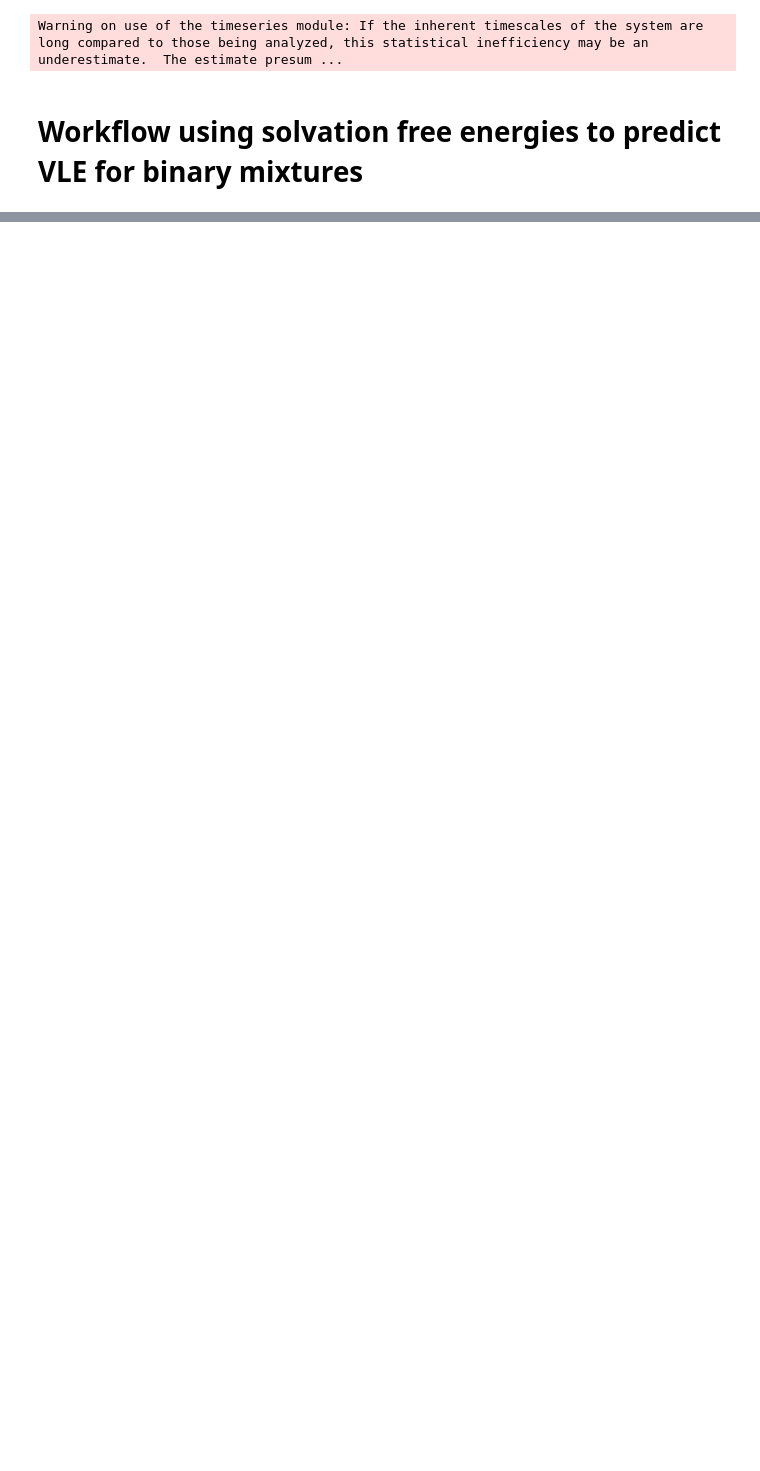
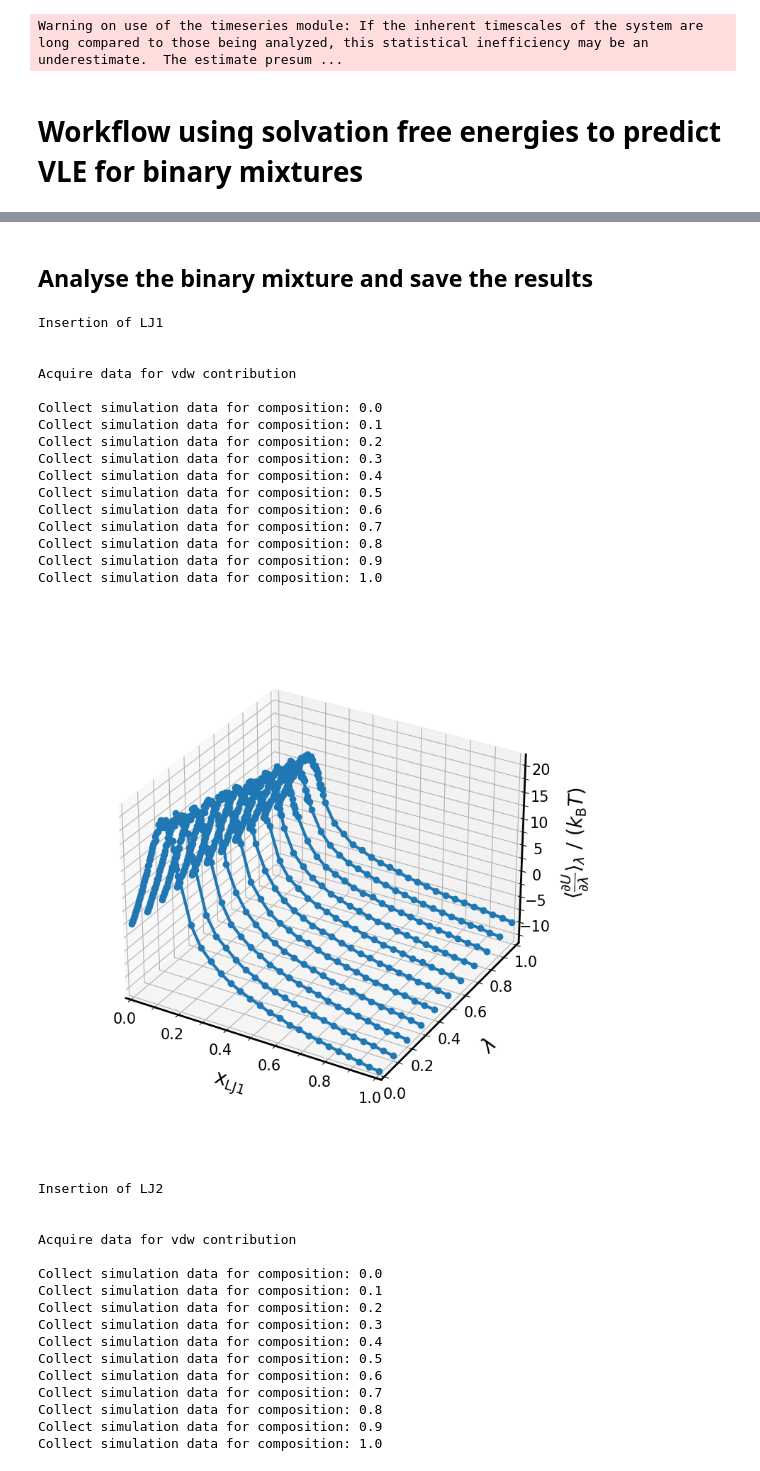
Before and after one commit to samirdarouich/vle_using_solvation_free_energy, a Jupyter notebook: postprocessing.ipynb, the cells around one changed output, grey strips where cells are left out. Saved outputs shown, nothing was run; the diff lists cells and outputs as text; code cells hidden in the pictures; blank space fills up the shorter version.

Commit message:
Add multi fidelity database and free energy model dump

```diff
--- a/postprocessing.ipynb
+++ b/postprocessing.ipynb
@@ -469,0 +87,73 @@ No artists with labels found to put in legend.  Note that artists whose label st
+# %% [markdown]
+## Analyse the binary mixture and save the results
+# %%
+# Acquire the simulation data in form of mixture component objects
+settings_dict = { "molecule_name_list": ref_dict[mixture]["general_information"]["molecule_names_list"],
+                  "coupling_lambdas": ref_dict[mixture][system_key]["free_energy"][free_eng_method]["lambdas_coupling"],
+                  "main_path": main_path, "Mol_masses": ref_dict[mixture]["general_information"]["molecule_weights_list"], "x_pred": x_pred, "delta": delta,
+                  "both_ways": both_ways, "free_eng_method": free_eng_method, "free_eng_sub_style": free_eng_sub_style, "integration_method": integration_method,
+                  "thermodynamic_settings_dict": ref_dict[mixture][system_key]["thermodynamic_settings"], "multifidelity_settings_dict": multifidelity_settings_dict, "verbose": show}
+
+mixture_components = get_mixture_components( **settings_dict )
+
+# Plot the solvation free energy contributions
+plot_solvation_free_energy_binary( *mixture_components, save_path = dG_save_path )
+
+# Compute the activity coefficients and the pure vapor pressure for each mixture component
+for mixture_component in mixture_components:
+    mixture_component.compute_gamma()
+    mixture_component.compute_vapor_pressure()
+
+# Plot the activity coefficients and its saved reference values
+plot_gamma_binary( *mixture_components, save_path = gamma_save_path)
+
+# Compute the vapor mole fractions and seperation factor for each mixture component
+compute_vapor_mole_fraction( *mixture_components, save_path = y1_save_path, x_ref = np.array(x_ref), y_ref = np.array(y_ref) )
+
+# Compute the equilibrium pressure and plot the p-x diagramm (if T = const.) or only plot the T-x diagramm (if p = const.) of the mixture
+if p_x:
+    compute_equilibrium_pressure( *mixture_components, save_path = p_save_path, computation_method = 2,
+                                  x_ref = np.array(x_ref), y_ref = np.array(y_ref), p_ref = np.array(p_ref) )
+else:
+    plot_equilibrium_temperatures( *mixture_components, save_path = t_save_path,
+                                   x_ref = np.array(x_ref), y_ref = np.array(y_ref), t_ref = np.array(t_ref) )
+
+
+# Dump the mixture components as json.
+results = { mix_comp.component: mix_comp.model_dump() for mix_comp in mixture_components }
+
+work_json( json_save_path, results, to_do="write" )
+# %% [output]
+Insertion of LJ1
+
+
+Acquire data for vdw contribution
+
+Collect simulation data for composition: 0.0
+Collect simulation data for composition: 0.1
+Collect simulation data for composition: 0.2
+Collect simulation data for composition: 0.3
+Collect simulation data for composition: 0.4
+Collect simulation data for composition: 0.5
+Collect simulation data for composition: 0.6
+Collect simulation data for composition: 0.7
+Collect simulation data for composition: 0.8
+Collect simulation data for composition: 0.9
+Collect simulation data for composition: 1.0
+[figure, added]
+Insertion of LJ2
+
+
+Acquire data for vdw contribution
+
+Collect simulation data for composition: 0.0
+Collect simulation data for composition: 0.1
+Collect simulation data for composition: 0.2
+Collect simulation data for composition: 0.3
+Collect simulation data for composition: 0.4
+Collect simulation data for composition: 0.5
+Collect simulation data for composition: 0.6
+Collect simulation data for composition: 0.7
+Collect simulation data for composition: 0.8
+Collect simulation data for composition: 0.9
+Collect simulation data for composition: 1.0
```
Also changed, not shown: parts of 19 cells of this notebook, 21 other files.
